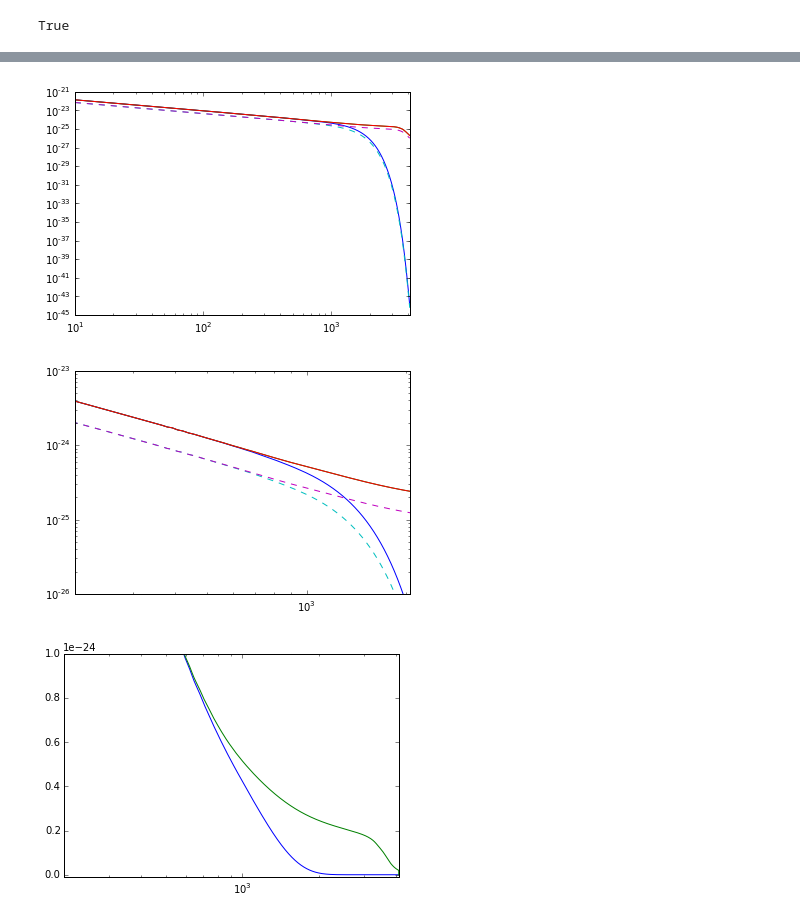
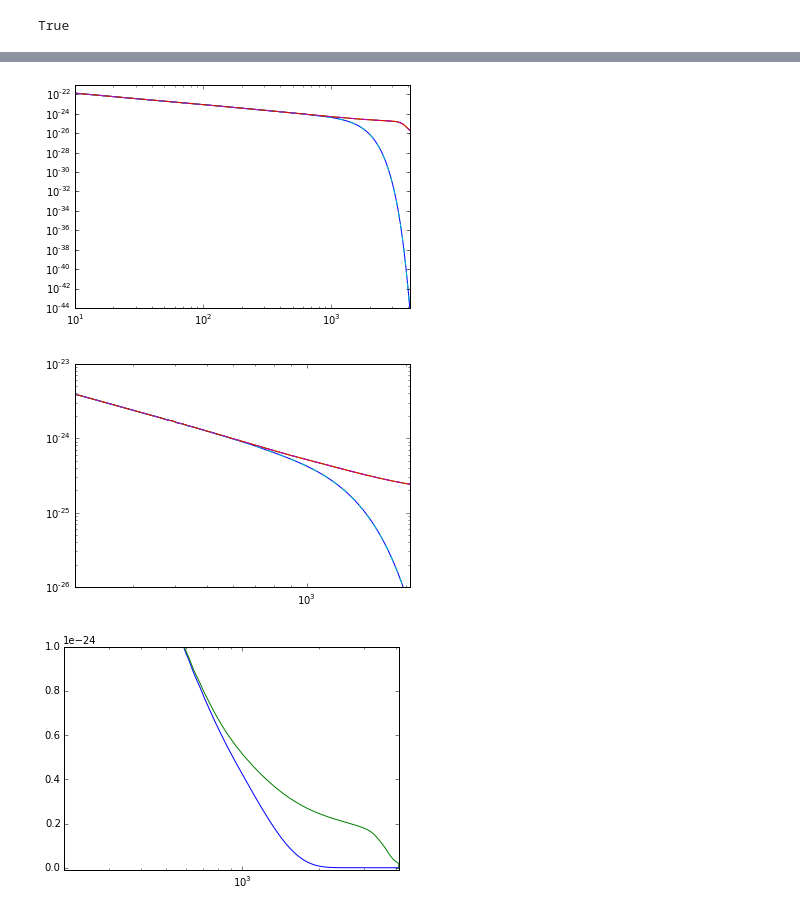
Before and after one commit to prayush/nsbh_tidal, a Jupyter notebook: LAL/LackeyLALTest.ipynb, the cells around one changed output, grey strips where cells are left out. Cells and saved outputs as stored; diff of their text form; code cells hidden in the pictures.

```diff
--- a/LAL/LackeyLALTest.ipynb
+++ b/LAL/LackeyLALTest.ipynb
@@ -52,6 +52,7 @@ h = Hp.data.data + 1j*Hc.data.data
 hP = HpP.data.data + 1j*HcP.data.data
 hS = HpS.data.data + 1j*HcS.data.data
 hR = HpR.data.data + 1j*HcR.data.data
+hRS = HpRS.data.data + 1j*HcRS.data.data
 # %%
 # sanity check: setting Lambda = 0 produces the unmodified ROM:
 print np.allclose(hP, hR)
@@ -62,23 +145,23 @@ If the inclination is not 0 or pi/2, the amplitude between the FS and standard L
 # %%
 f = np.arange(Hp.data.length)*deltaF
 loglog(f, abs(h))
 loglog(f, abs(hP))
 loglog(f, abs(hR))
-loglog(freqs.data, abs(HpS.data.data), '--')
-loglog(freqs.data, abs(HpRS.data.data), '--')
+loglog(freqs.data, abs(hS), '--')
+loglog(freqs.data, abs(hRS), '--')
 xlim([fLow,fHigh]);
 # %% [output]
-[figure, old version]
+[figure, new version]
 # %%
 loglog(f, abs(h))
 loglog(f, abs(hP))
 loglog(f, abs(hR))
-loglog(freqs.data, abs(HpS.data.data), '--')
-loglog(freqs.data, abs(HpRS.data.data), '--')
+loglog(freqs.data, abs(hS), '--')
+loglog(freqs.data, abs(hRS), '--')
 xlim([200,2048]);
 ylim([1e-26, 1e-23]);
 # %% [output]
-[figure, old version]
+[figure, new version]
 # %%
 semilogx(f, abs(h))
 semilogx(f, abs(hP))
```
Also changed, not shown: parts of 10 cells of this notebook.
